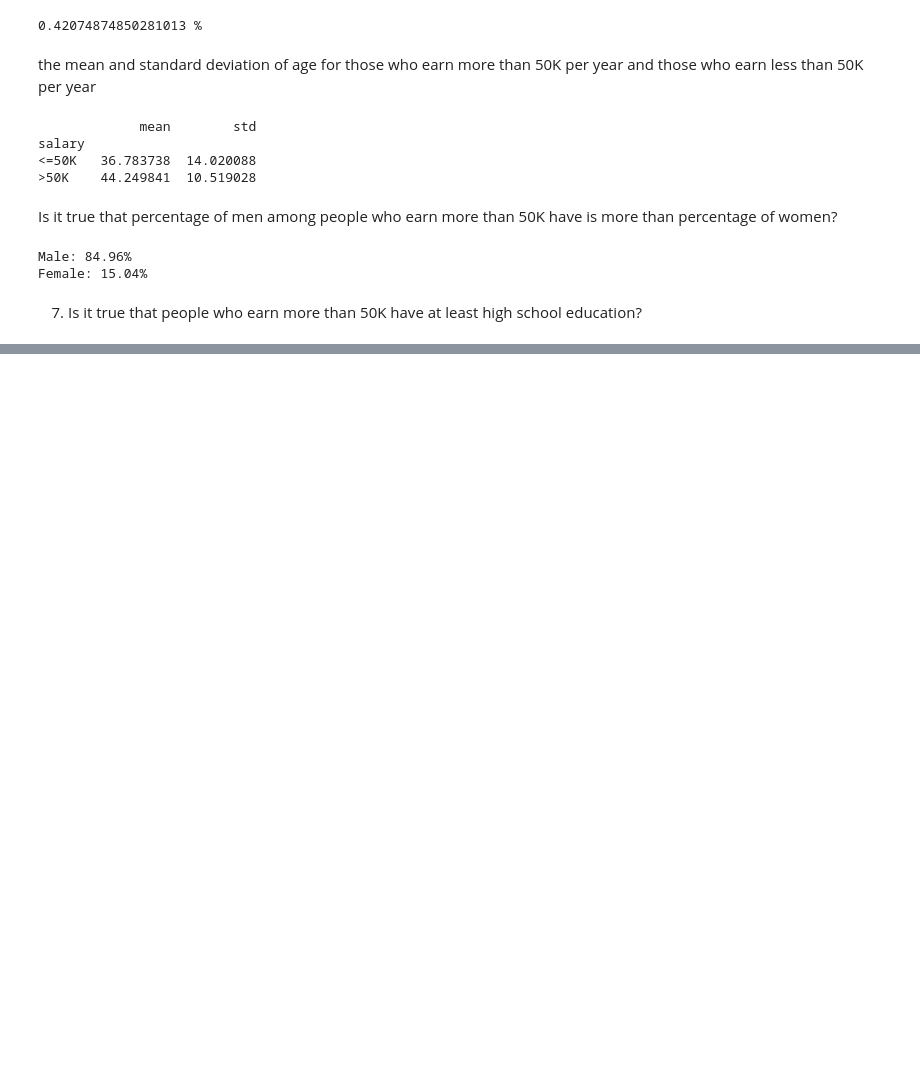
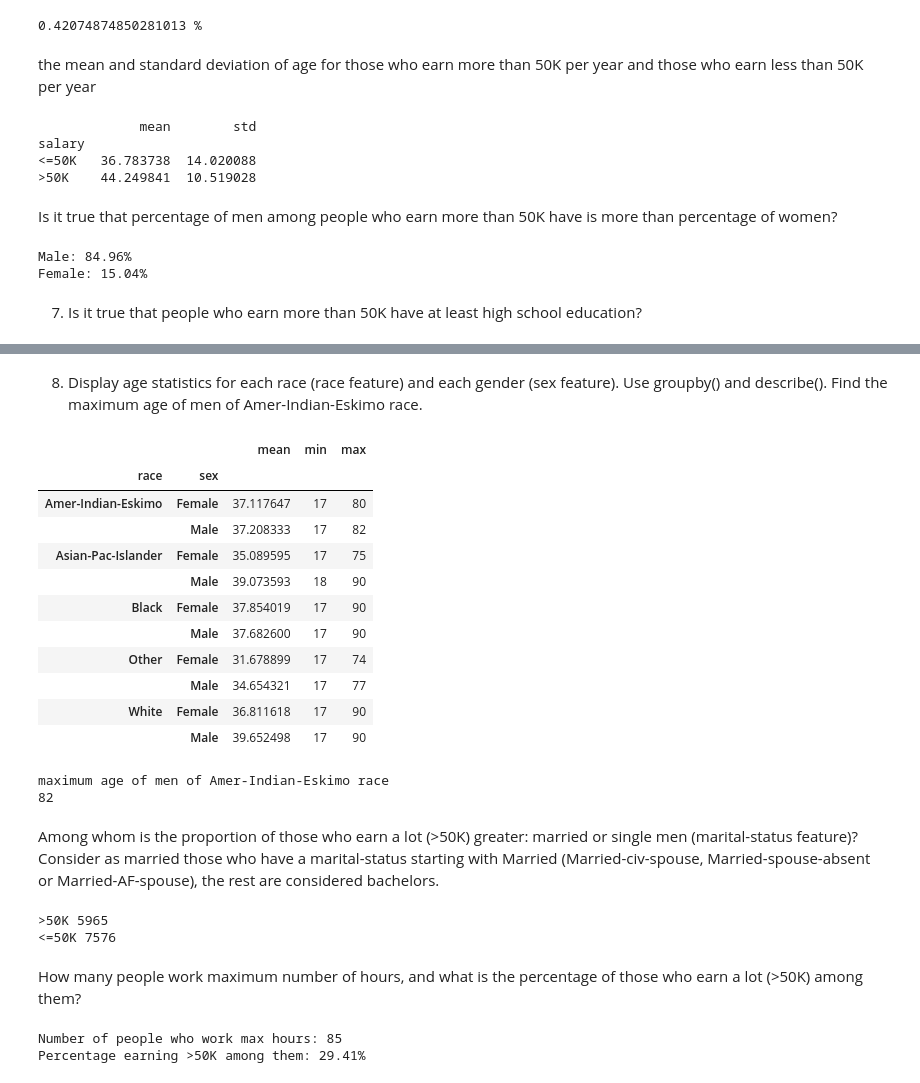
Before and after one commit to Sup9rMax/lab1DA, a Jupyter notebook: lab1.1.ipynb, the cells around one changed output, grey strips where cells are left out. Saved outputs shown, nothing was run; the diff lists cells and outputs as text; code cells hidden in the pictures; blank space fills up the shorter version.

```diff
--- a/lab1.1.ipynb
+++ b/lab1.1.ipynb
@@ -80,3 +80,29 @@ Male: 84.96%
 Female: 15.04%
 # %% [markdown]
 7. Is it true that people who earn more than 50K have at least high school education?
+# %%
+education_order = [
+    "Preschool", "1st-4th", "5th-6th", "7th-8th",
+    "9th", "10th", "11th", "12th",
+    "HS-grad", "Some-college", "Assoc-voc", "Assoc-acdm",
+    "Bachelors", "Masters", "Doctorate", "Prof-school"
+]
+
+education_rank = {edu: i for i, edu in enumerate(education_order)}
+data["education_rank"] = data["education"].map(education_rank)
+
+high_earners = data[data["salary"].str.contains(">50K")]
+
+below_hs = high_earners[high_earners["education_rank"] < education_rank["HS-grad"]]
+
+num_below_hs = below_hs.shape[0]
+num_high_earners = high_earners.shape[0]
+percentage = (num_below_hs / num_high_earners) * 100
+print(f"Total people earning >50K: {num_high_earners}")
+print(f"People earning >50K with education below HS-grad: {num_below_hs}")
+print(f"Percentage of exceptions: {percentage:.2f}%")
+
+if num_below_hs == 0:
+    print("\n✅ All people earning >50K have at least high school education.")
+else:
+    display(below_hs[["education", "salary"]].head())
@@ -82,0 +119,52 @@ Female: 15.04%
+# %% [markdown]
+8. Display age statistics for each race (race feature) and each gender (sex feature). Use groupby() and describe(). Find the maximum age of men of Amer-Indian-Eskimo race.
+# %%
+age_stat = data.groupby(['race', 'sex'])['age'].agg(['mean', 'min', 'max'])
+
+AIE_max = data[(data['race'] == 'Amer-Indian-Eskimo') & (data['sex'] == 'Male')]['age'].max()
+
+display(age_stat)
+print('maximum age of men of Amer-Indian-Eskimo race')
+print(AIE_max)
+# %% [output]
+|  |  | mean | min | max |
+| race | sex |  |  |  |
+| Amer-Indian-Eskimo | Female | 37.117647 | 17 | 80 |
+|  | Male | 37.208333 | 17 | 82 |
+| Asian-Pac-Islander | Female | 35.089595 | 17 | 75 |
+|  | Male | 39.073593 | 18 | 90 |
+| Black | Female | 37.854019 | 17 | 90 |
+|  | Male | 37.682600 | 17 | 90 |
+| Other | Female | 31.678899 | 17 | 74 |
+|  | Male | 34.654321 | 17 | 77 |
+| White | Female | 36.811618 | 17 | 90 |
+|  | Male | 39.652498 | 17 | 90 |
+maximum age of men of Amer-Indian-Eskimo race
+82
+# %% [markdown]
+Among whom is the proportion of those who earn a lot (>50K) greater: married or single men (marital-status feature)? Consider as married those who have a marital-status starting with Married (Married-civ-spouse, Married-spouse-absent or Married-AF-spouse), the rest are considered bachelors.
+# %%
+married_man = data[
+    (data['marital-status'].str.startswith('Married')) &
+    (data['sex']== 'Male')
+    ]
+ststs = ((married_man['salary'] == '>50K').sum())
+print('>50K' , ststs)
+print('<=50K' , married_man.shape[0] - ststs)
+# %% [output]
+>50K 5965
+<=50K 7576
+# %% [markdown]
+How many people work maximum number of hours, and what is the percentage of those who earn a lot (>50K) among them?
+# %%
+
+max_hours = data['hours-per-week'].max()
+max_workers = data[data['hours-per-week'] == max_hours]
+num_max_workers = len(max_workers)
+num_rich_max_workers = (max_workers['salary'] == '>50K').sum()
+percent_rich = (num_rich_max_workers / num_max_workers) * 100
+print(f"Number of people who work max hours: {num_max_workers}")
+print(f"Percentage earning >50K among them: {percent_rich:.2f}%")
+# %% [output]
+Number of people who work max hours: 85
+Percentage earning >50K among them: 29.41%
```
Also changed, not shown: parts of 7 cells of this notebook.
